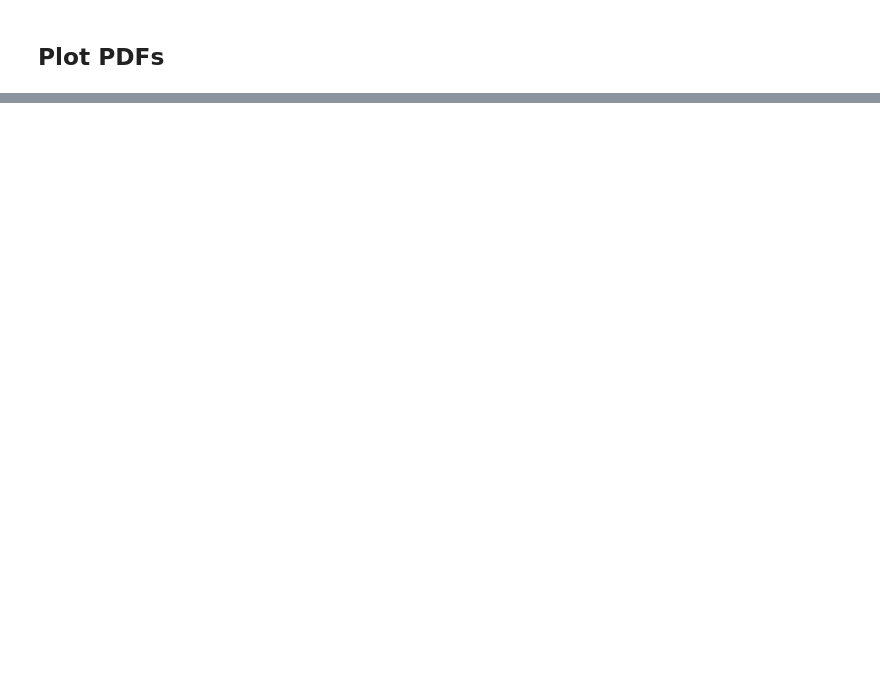
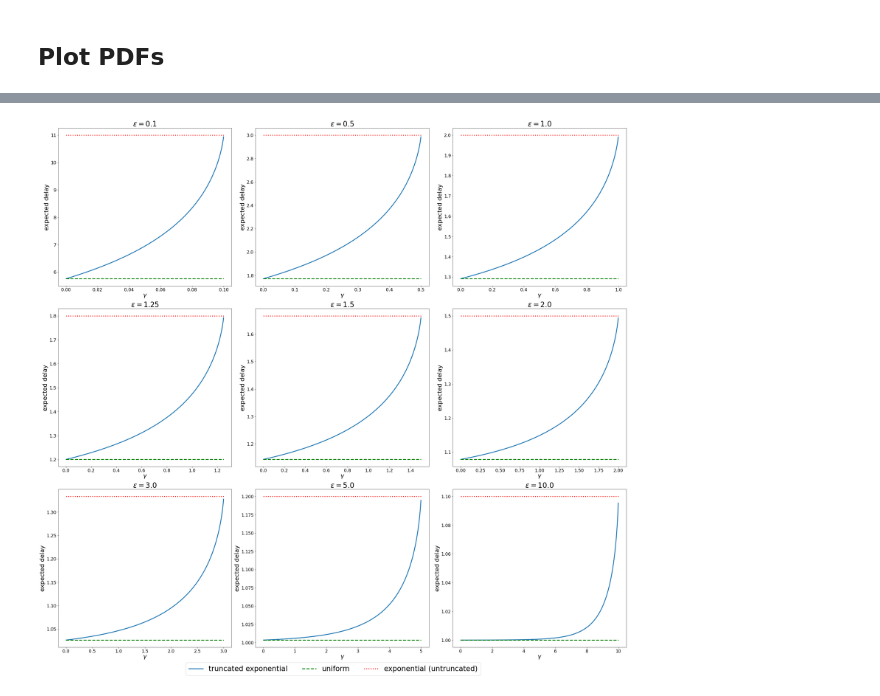
Before and after one commit to akgoldberg/batching-privacy, a Jupyter notebook: priv_plots.ipynb, the cells around one changed output, grey strips where cells are left out. Saved outputs shown, nothing was run; the diff lists cells and outputs as text; code cells hidden in the pictures; blank space fills up the shorter version.

```diff
--- a/priv_plots.ipynb
+++ b/priv_plots.ipynb
@@ -131,0 +224,13 @@ plot_lapl_staircase_ratio(1)
+# %%
+fig, axes = plt.subplots(3, 3, figsize=(30,30))
+
+for i, ax in enumerate(axes.ravel()):
+    plot_expectations(eps[i], batched=True, ax=ax)
+
+# fig.suptitle('Expected Value of B', fontsize=24, y=0.92)
+fig.legend(handles, labels, loc='lower center', fontsize=26, ncol=len(labels))
+fig.tight_layout(rect=[0, 0.03, 1, 0.95])
+
+plt.show()
+# %% [output]
+[figure, added]
```
Also changed, not shown: parts of 26 cells of this notebook, 8 other files.
